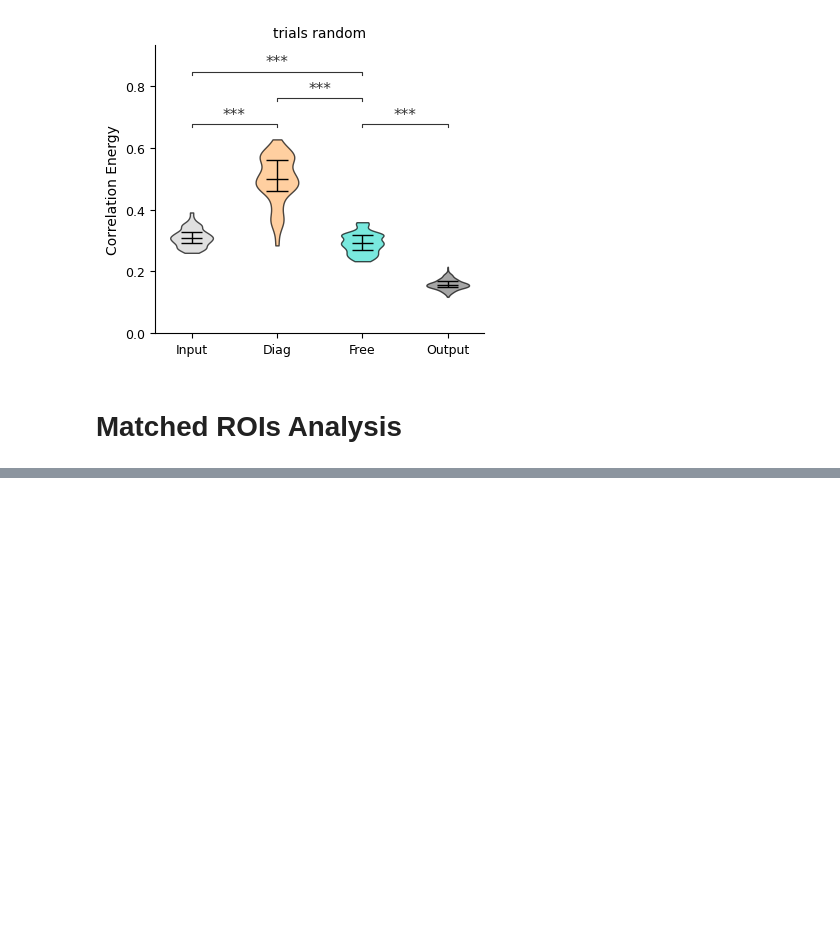
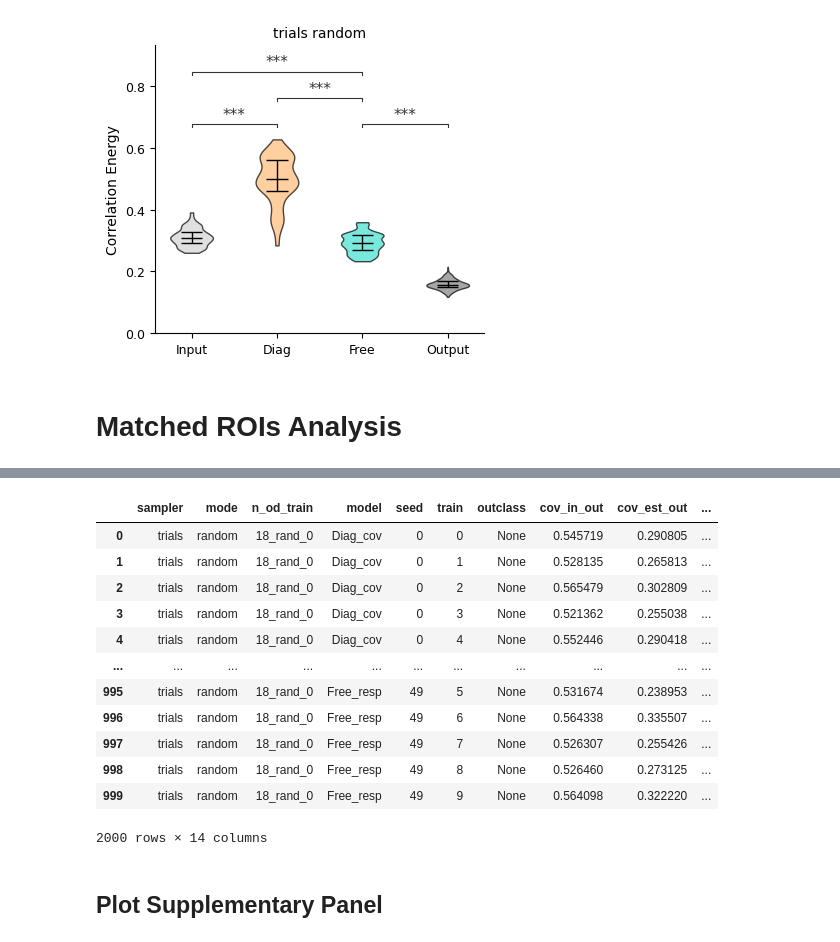
Before and after one commit to stootoon/glom-io-transform-release, a Jupyter notebook: glom_io_transform/analysis/fig_driver.ipynb, the cells around one changed output, grey strips where cells are left out. Saved outputs shown, nothing was run; the diff lists cells and outputs as text; code cells hidden in the pictures; blank space fills up the shorter version.

```diff
--- a/glom_io_transform/analysis/fig_driver.ipynb
+++ b/glom_io_transform/analysis/fig_driver.ipynb
@@ -204,4 +195,18 @@ PLOTTING FIGURE matched_rois (metric='corr')
-# %%
-# Get examples of input and output data for the matched ROIs
-from glom_io_transform.analysis.compute import matched_rois as compute_matched_rois; reload(compute_matched_rois)
-matched_rois_data = compute_matched_rois.Data().compute
+# %%
+matched_rois_data.gen_df
+# %% [output]
+|  | sampler | mode | n_od_train | model | seed | train | outclass | cov_in_out | cov_est_out | ... |
+| 0 | trials | random | 18_rand_0 | Diag_cov | 0 | 0 | None | 0.545719 | 0.290805 | ... |
+| 1 | trials | random | 18_rand_0 | Diag_cov | 0 | 1 | None | 0.528135 | 0.265813 | ... |
+| 2 | trials | random | 18_rand_0 | Diag_cov | 0 | 2 | None | 0.565479 | 0.302809 | ... |
+| 3 | trials | random | 18_rand_0 | Diag_cov | 0 | 3 | None | 0.521362 | 0.255038 | ... |
+| 4 | trials | random | 18_rand_0 | Diag_cov | 0 | 4 | None | 0.552446 | 0.290418 | ... |
+| ... | ... | ... | ... | ... | ... | ... | ... | ... | ... | ... |
+| 995 | trials | random | 18_rand_0 | Free_resp | 49 | 5 | None | 0.531674 | 0.238953 | ... |
+| 996 | trials | random | 18_rand_0 | Free_resp | 49 | 6 | None | 0.564338 | 0.335507 | ... |
+| 997 | trials | random | 18_rand_0 | Free_resp | 49 | 7 | None | 0.526307 | 0.255426 | ... |
+| 998 | trials | random | 18_rand_0 | Free_resp | 49 | 8 | None | 0.526460 | 0.273125 | ... |
+| 999 | trials | random | 18_rand_0 | Free_resp | 49 | 9 | None | 0.564098 | 0.322220 | ... |
+2000 rows × 14 columns
+# %% [markdown]
+## Plot Supplementary Panel
```
Also changed, not shown: parts of 7 cells of this notebook.
